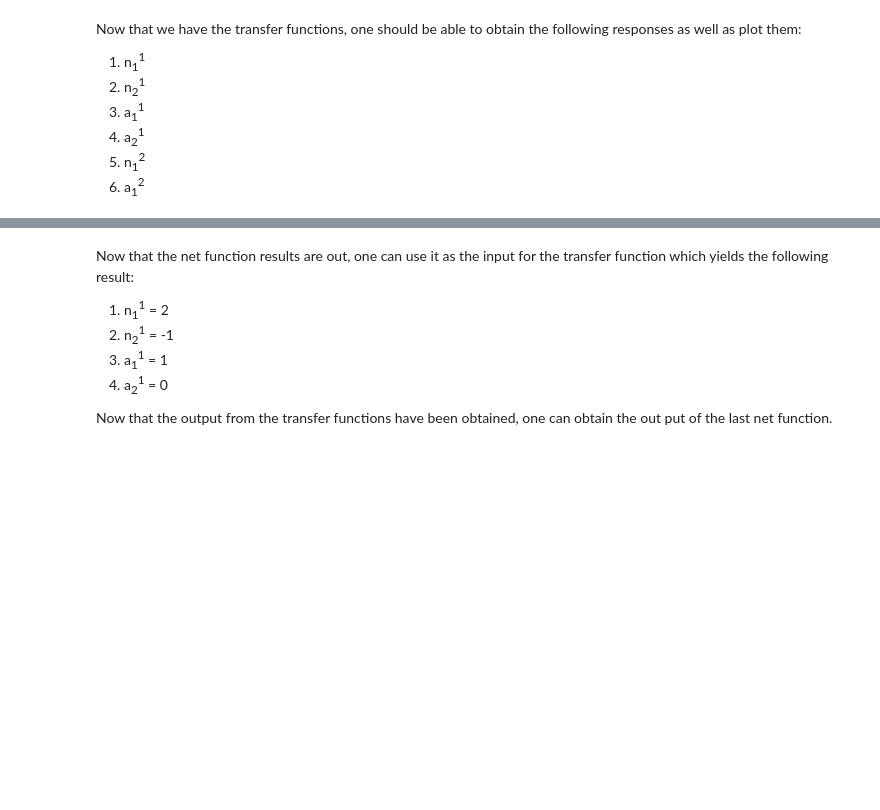
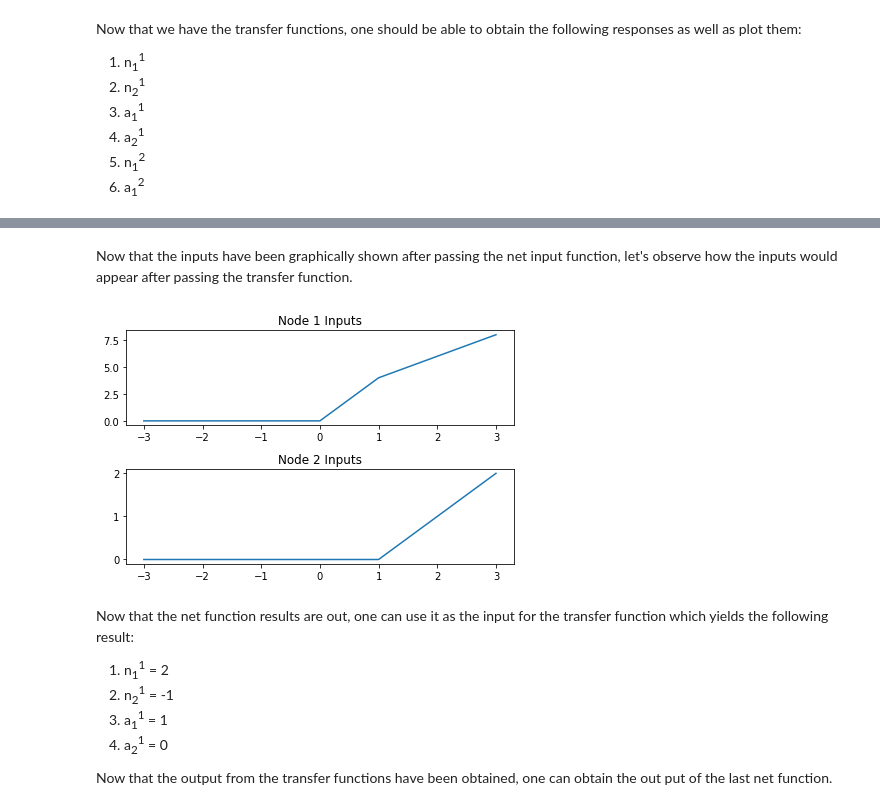
Before and after one commit to wpeguero/DSC-550__NEURAL_NETWORKS_AND_DEEP_LEARNING, a Jupyter notebook: topic_3/T3_assignment.ipynb, the cells around one changed output, grey strips where cells are left out. Cells and saved outputs as stored; diff of their text form; code cells hidden in the pictures; blank space fills up the shorter version.

```diff
--- a/topic_3/T3_assignment.ipynb
+++ b/topic_3/T3_assignment.ipynb
@@ -70,3 +76,17 @@ The output of the net function for the second node in the saturated linear layer
+# %% [markdown]
+Now that the inputs have been graphically shown after passing the net input function, let's observe how the inputs would appear after passing the transfer function.
+# %%
+output_node1 = np.array(node1) * np.array(y_sat)
+output_node2 = np.array(node2) * np.array(y_sat)
+
+figure2, axis3 = plt.subplots(2,1)
+axis3[0].plot(p,output_node1)
+axis3[0].set_title("Node 1 Inputs")
+axis3[1].plot(p,output_node2)
+axis3[1].set_title("Node 2 Inputs")
+plt.tight_layout()
+# %% [output]
+[figure, added]
 # %% [markdown]
 Now that the net function results are out, one can use it as the input for the transfer function which yields the following result:
 1. n<sub>1</sub><sup>1</sup> = 2
```
Also changed, not shown: parts of 4 cells of this notebook.
